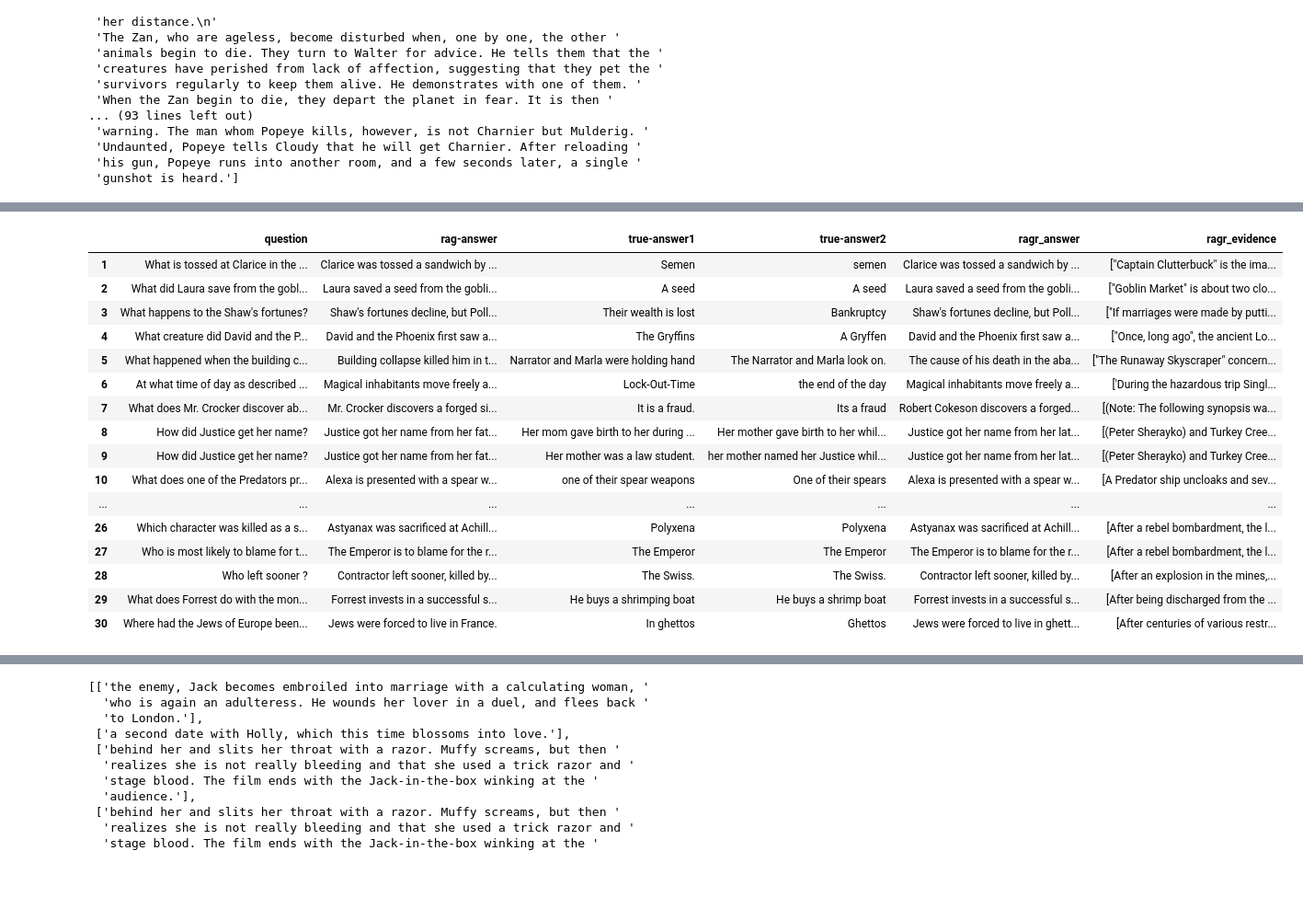
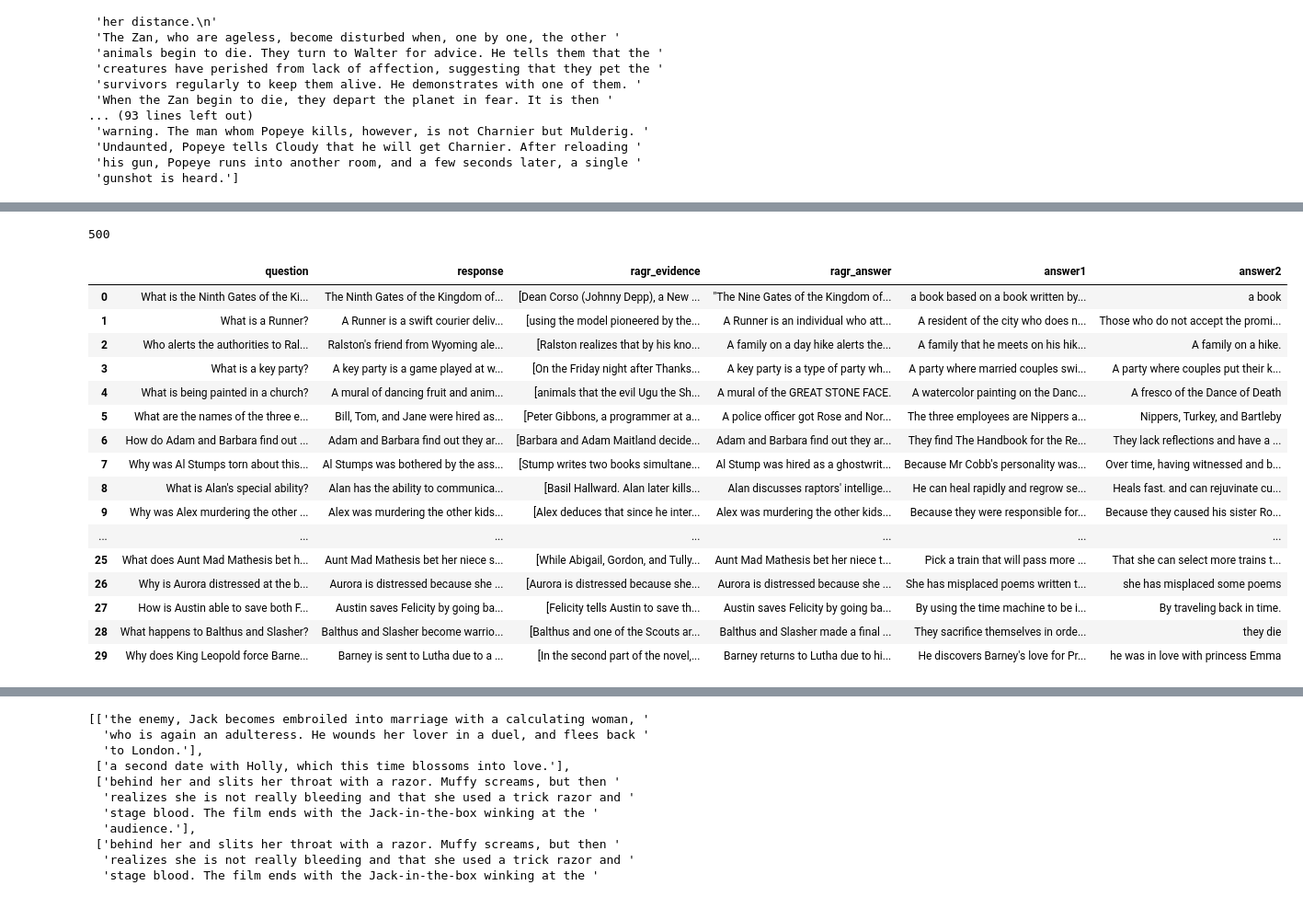
Before and after one commit to KremerML/RAGR2, a Jupyter notebook: notebooks/RAG_initial_exploration.ipynb, the cells around one changed output, grey strips where cells are left out. Shown at 92% size. Drawn from its saved outputs; the diff is of its cells as text; code cells hidden in the pictures.

```diff
--- a/notebooks/RAG_initial_exploration.ipynb
+++ b/notebooks/RAG_initial_exploration.ipynb
@@ -387,8 +692,0 @@ dict_keys(['context', 'text', 'questions', 'evidences_for_questions', 'revisions
-# %%
-pprint.pprint(sample)
-
-text = [
-    dictionary['text']
-    for evidence in sample['evidences_for_questions']
-    for dictionary in evidence]
-text
@@ -415,6 +693,8 @@ text
 # %%
-merged_benchmark = pd.read_csv('../archive/merged_benchmark.csv')
-ragr2_output = pd.read_json(path_or_buf='../archive/ragr2_output_1.jsonl', lines=True)
+# Combining the benchmark (RAG output) with revised andswers and evidences from the RAGR2 attribution report
+
+benchmark = pd.read_csv('../archive/benchmarks/500_benchmark_long_answers.csv')
+ragr2_output = pd.read_json(path_or_buf='../archive/ragr2_outputs/ragr2_500_long_ans.jsonl', lines=True)
 
 evidences = []
 questions = [row['question']
@@ -427,8 +707,12 @@ for row in ragr2_output['result']:
     for dictionary in evidence]
     evidences.append(list(set(text)))
 
+revised_answers = [agreement_gate['revised_text']
+for row in ragr2_output['result']
+for agreement_gate in row['revisions']]
 
 data = {
     "question": questions,
     "ragr_evidence": evidences,
+    "ragr_answer": revised_answers
 }
@@ -439,25 +719,43 @@ final_merged_benchmark = merged_benchmark.merge(df, on='question', how='left')
+# %%
+len(revised_answers)
+# %% [output]
+500
+# %%
+ragr_ans_evid = pd.DataFrame.from_dict(data)
+
+selected_qaps = pd.read_csv('../archive/selected_qaps/long_ans_500_qaps.csv')
+qaps_answers = selected_qaps.drop(['document_id','set',
+                                   'question_tokenized','answer1_tokenized',
+                                   'answer2_tokenized', 'answer_length'],
+                                     axis=1)
+
+#
+# question,answer1,answer2
+
+benchmark = benchmark.merge(ragr_ans_evid, on='question', how='left')
+final_merged_benchmark = benchmark.merge(qaps_answers, on='question', how='left')
 # %%
-final_merged_benchmark = final_merged_benchmark.sort_values(by='ragr_evidence', na_position='first', ignore_index=True)
-final_merged_benchmark = final_merged_benchmark.dropna()
+final_merged_benchmark = final_merged_benchmark.sort_values(by='ragr_answer', na_position='first', ignore_index=True)
+# final_merged_benchmark = final_merged_benchmark.dropna()
 final_merged_benchmark.head(30)
 # %% [output]
-|  | question | rag-answer | true-answer1 | true-answer2 | ragr_answer | ragr_evidence |
-| 1 | What is tossed at Clarice in the ... | Clarice was tossed a sandwich by ... | Semen | semen | Clarice was tossed a sandwich by ... | ["Captain Clutterbuck" is the ima... |
-| 2 | What did Laura save from the gobl... | Laura saved a seed from the gobli... | A seed | A seed | Laura saved a seed from the gobli... | ["Goblin Market" is about two clo... |
-| 3 | What happens to the Shaw's fortunes? | Shaw's fortunes decline, but Poll... | Their wealth is lost | Bankruptcy | Shaw's fortunes decline, but Poll... | ["If marriages were made by putti... |
-| 4 | What creature did David and the P... | David and the Phoenix first saw a... | The Gryffins | A Gryffen | David and the Phoenix first saw a... | ["Once, long ago", the ancient Lo... |
-| 5 | What happened when the building c... | Building collapse killed him in t... | Narrator and Marla were holding hand | The Narrator and Marla look on. | The cause of his death in the aba... | ["The Runaway Skyscraper" concern... |
-| 6 | At what time of day as described ... | Magical inhabitants move freely a... | Lock-Out-Time | the end of the day | Magical inhabitants move freely a... | ['During the hazardous trip Singl... |
-| 7 | What does Mr. Crocker discover ab... | Mr. Crocker discovers a forged si... | It is a fraud. | Its a fraud | Robert Cokeson discovers a forged... | [(Note: The following synopsis wa... |
-| 8 | How did Justice get her name? | Justice got her name from her fat... | Her mom gave birth to her during ... | Her mother gave birth to her whil... | Justice got her name from her lat... | [(Peter Sherayko) and Turkey Cree... |
-| 9 | How did Justice get her name? | Justice got her name from her fat... | Her mother was a law student. | her mother named her Justice whil... | Justice got her name from her lat... | [(Peter Sherayko) and Turkey Cree... |
-| 10 | What does one of the Predators pr... | Alexa is presented with a spear w... | one of their spear weapons | One of their spears | Alexa is presented with a spear w... | [A Predator ship uncloaks and sev... |
+|  | question | response | ragr_evidence | ragr_answer | answer1 | answer2 |
+| 0 | What is the Ninth Gates of the Ki... | The Ninth Gates of the Kingdom of... | [Dean Corso (Johnny Depp), a New ... | "The Nine Gates of the Kingdom of... | a book based on a book written by... | a book |
+| 1 | What is a Runner? | A Runner is a swift courier deliv... | [using the model pioneered by the... | A Runner is an individual who att... | A resident of the city who does n... | Those who do not accept the promi... |
+| 2 | Who alerts the authorities to Ral... | Ralston's friend from Wyoming ale... | [Ralston realizes that by his kno... | A family on a day hike alerts the... | A family that he meets on his hik... | A family on a hike. |
+| 3 | What is a key party? | A key party is a game played at w... | [On the Friday night after Thanks... | A key party is a type of party wh... | A party where married couples swi... | A party where couples put their k... |
+| 4 | What is being painted in a church? | A mural of dancing fruit and anim... | [animals that the evil Ugu the Sh... | A mural of the GREAT STONE FACE. | A watercolor painting on the Danc... | A fresco of the Dance of Death |
+| 5 | What are the names of the three e... | Bill, Tom, and Jane were hired as... | [Peter Gibbons, a programmer at a... | A police officer got Rose and Nor... | The three employees are Nippers a... | Nippers, Turkey, and Bartleby |
+| 6 | How do Adam and Barbara find out ... | Adam and Barbara find out they ar... | [Barbara and Adam Maitland decide... | Adam and Barbara find out they ar... | They find The Handbook for the Re... | They lack reflections and have a ... |
+| 7 | Why was Al Stumps torn about this... | Al Stumps was bothered by the ass... | [Stump writes two books simultane... | Al Stump was hired as a ghostwrit... | Because Mr Cobb's personality was... | Over time, having witnessed and b... |
+| 8 | What is Alan's special ability? | Alan has the ability to communica... | [Basil Hallward. Alan later kills... | Alan discusses raptors' intellige... | He can heal rapidly and regrow se... | Heals fast. and can rejuvinate cu... |
+| 9 | Why was Alex murdering the other ... | Alex was murdering the other kids... | [Alex deduces that since he inter... | Alex was murdering the other kids... | Because they were responsible for... | Because they caused his sister Ro... |
 | ... | ... | ... | ... | ... | ... | ... |
-| 26 | Which character was killed as a s... | Astyanax was sacrificed at Achill... | Polyxena | Polyxena | Astyanax was sacrificed at Achill... | [After a rebel bombardment, the l... |
-| 27 | Who is most likely to blame for t... | The Emperor is to blame for the r... | The Emperor | The Emperor | The Emperor is to blame for the r... | [After a rebel bombardment, the l... |
-| 28 | Who left sooner ? | Contractor left sooner, killed by... | The Swiss. | The Swiss. | Contractor left sooner, killed by... | [After an explosion in the mines,... |
-| 29 | What does Forrest do with the mon... | Forrest invests in a successful s... | He buys a shrimping boat | He buys a shrimp boat | Forrest invests in a successful s... | [After being discharged from the ... |
-| 30 | Where had the Jews of Europe been... | Jews were forced to live in France. | In ghettos | Ghettos | Jews were forced to live in ghett... | [After centuries of various restr... |
+| 25 | What does Aunt Mad Mathesis bet h... | Aunt Mad Mathesis bet her niece s... | [While Abigail, Gordon, and Tully... | Aunt Mad Mathesis bet her niece t... | Pick a train that will pass more ... | That she can select more trains t... |
+| 26 | Why is Aurora distressed at the b... | Aurora is distressed because she ... | [Aurora is distressed because she... | Aurora is distressed because she ... | She has misplaced poems written t... | she has misplaced some poems |
+| 27 | How is Austin able to save both F... | Austin saves Felicity by going ba... | [Felicity tells Austin to save th... | Austin saves Felicity by going ba... | By using the time machine to be i... | By traveling back in time. |
+| 28 | What happens to Balthus and Slasher? | Balthus and Slasher become warrio... | [Balthus and one of the Scouts ar... | Balthus and Slasher made a final ... | They sacrifice themselves in orde... | they die |
+| 29 | Why does King Leopold force Barne... | Barney is sent to Lutha due to a ... | [In the second part of the novel,... | Barney returns to Lutha due to hi... | He discovers Barney's love for Pr... | he was in love with princess Emma |
 # %%
 final_merged_benchmark.info()
 # %% [output]
```
Also changed, not shown: parts of 36 cells of this notebook.
